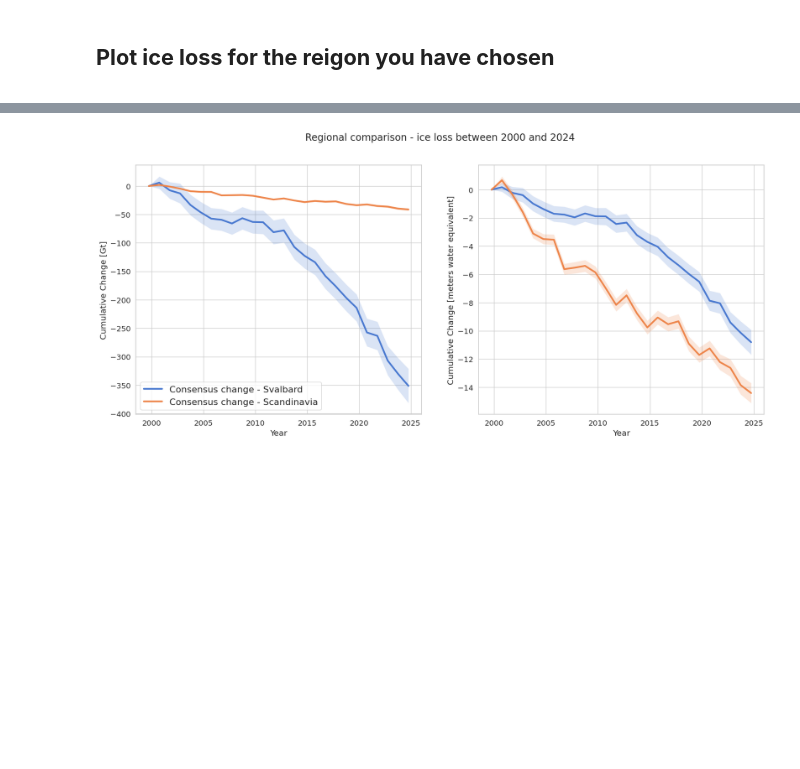
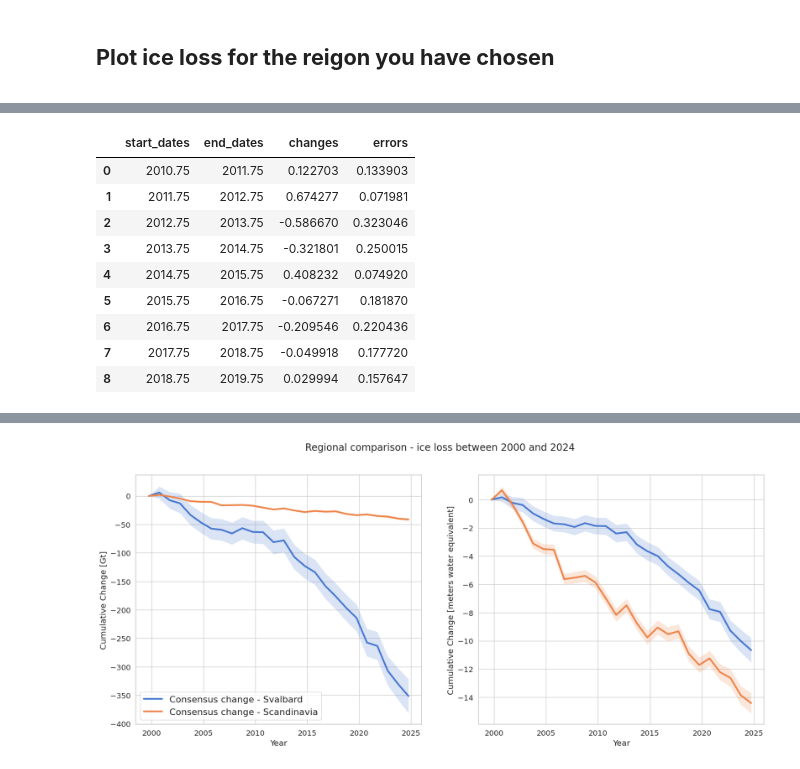
Before and after one commit to earthwave/glambie_demo_notebooks, a Jupyter notebook: glambie_reigonal_plots.ipynb, the cells around one changed output, grey strips where cells are left out. Drawn from its saved outputs; the diff is of its cells as text; code cells hidden in the pictures; blank space fills up the shorter version.

```diff
--- a/glambie_reigonal_plots.ipynb
+++ b/glambie_reigonal_plots.ipynb
@@ -55,4 +55,4 @@ In this section, you can pick from the 19 RGI regions. The region that you chose
 # %%
 # This line is only necessary when running locally. Once data is available online, it will be downloaded in
 # above cell to the local Colab working directory, so won't need to add local path to the start of 'data_directory' below
-local_path = '/data/ox1/working/glambie/demo_notebooks'
+local_path = '/data/ox1/working/glambie/demo_notebooks/GlaMBIE_final_results_for_consortium_with_csvs/Consensus_with_csvs/'
@@ -95 +99,14 @@ cumulative_errors_all_gt = derivative_to_cumulative(region_dataframe.start_dates
+# %%
+region_dataframe_altimetry
+# %% [output]
+|  | start_dates | end_dates | changes | errors |
+| 0 | 2010.75 | 2011.75 | 0.122703 | 0.133903 |
+| 1 | 2011.75 | 2012.75 | 0.674277 | 0.071981 |
+| 2 | 2012.75 | 2013.75 | -0.586670 | 0.323046 |
+| 3 | 2013.75 | 2014.75 | -0.321801 | 0.250015 |
+| 4 | 2014.75 | 2015.75 | 0.408232 | 0.074920 |
+| 5 | 2015.75 | 2016.75 | -0.067271 | 0.181870 |
+| 6 | 2016.75 | 2017.75 | -0.209546 | 0.220436 |
+| 7 | 2017.75 | 2018.75 | -0.049918 | 0.177720 |
+| 8 | 2018.75 | 2019.75 | 0.029994 | 0.157647 |
 # %%
```
Also changed, not shown: parts of 19 cells of this notebook, 2 other files.
